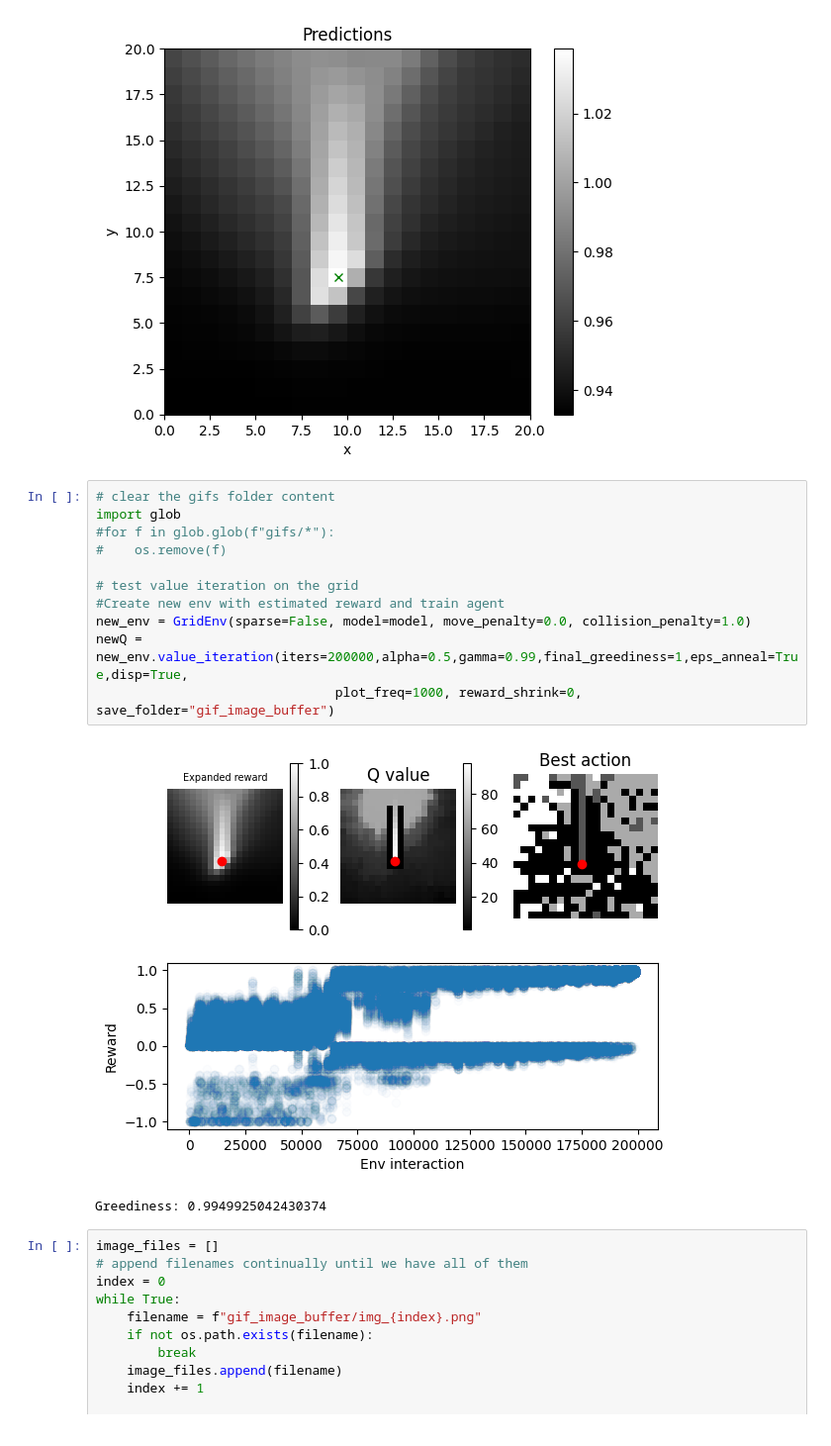
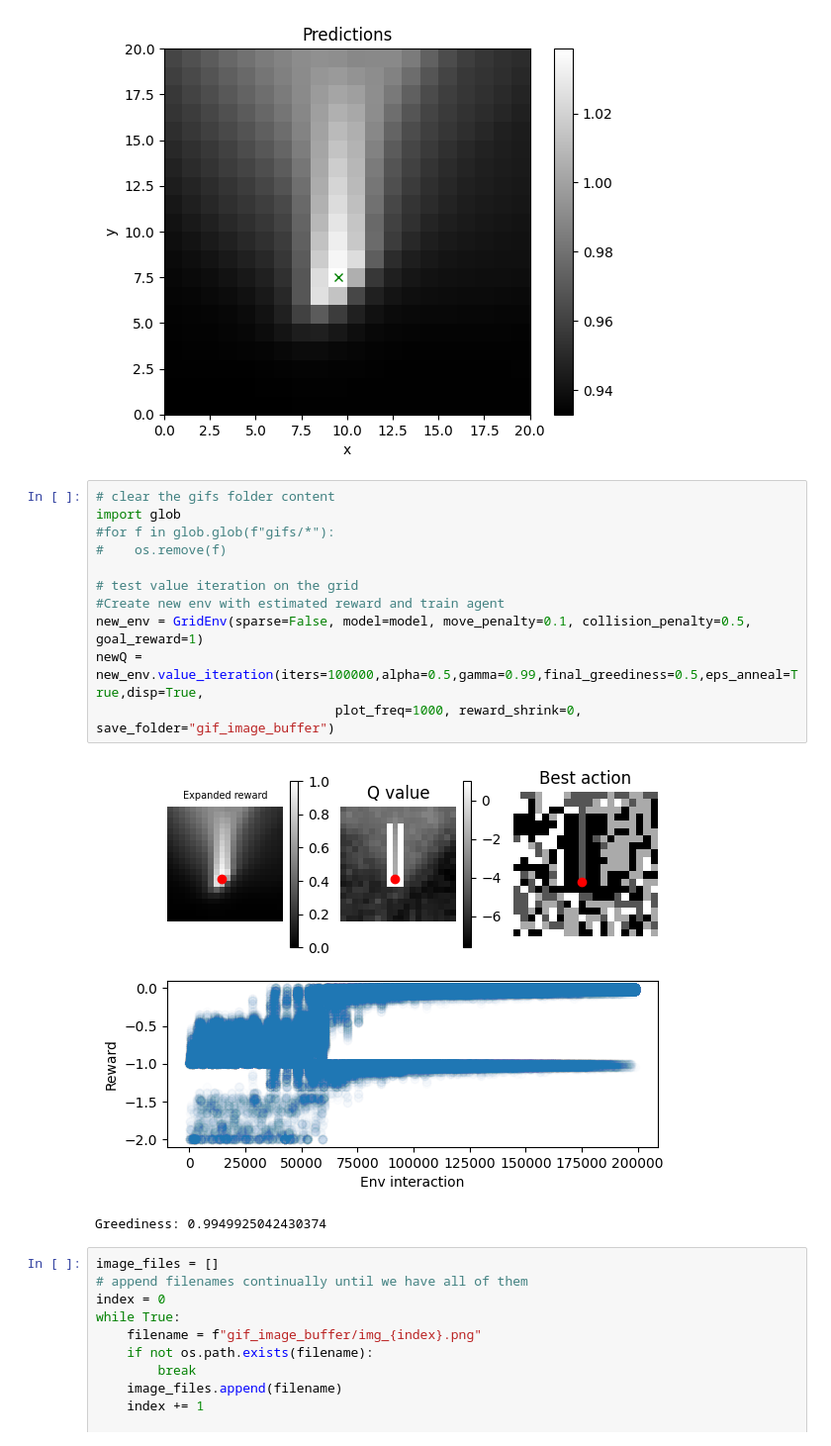
Before and after one commit to Alex427427427/2023_SRP_long_horizon, a Jupyter notebook: 2D_world/4_grid_env_PTR_verification.ipynb, the cells around one changed output. Shown at 99% size. Drawn from its saved outputs; the diff is of its cells as text.

```diff
--- a/2D_world/4_grid_env_PTR_verification.ipynb
+++ b/2D_world/4_grid_env_PTR_verification.ipynb
@@ -78,16 +78,16 @@ plot_predictions(model, env)
 # %%
 # clear the gifs folder content
 import glob
 #for f in glob.glob(f"gifs/*"):
 #    os.remove(f)
 
 # test value iteration on the grid
 #Create new env with estimated reward and train agent
-new_env = GridEnv(sparse=False, model=model, move_penalty=0.0, collision_penalty=1.0)
-newQ = new_env.value_iteration(iters=200000,alpha=0.5,gamma=0.99,final_greediness=1,eps_anneal=True,disp=True,
+new_env = GridEnv(sparse=False, model=model, move_penalty=0.1, collision_penalty=0.5, goal_reward=1)
+newQ = new_env.value_iteration(iters=100000,alpha=0.5,gamma=0.99,final_greediness=0.5,eps_anneal=True,disp=True,
                                plot_freq=1000, reward_shrink=0, save_folder="gif_image_buffer")
 # %% [output]
-[figure, old version]
+[figure, new version]
 Greediness: 0.9949925042430374
 # %%
 image_files = []
```
Also changed, not shown: parts of 2 cells of this notebook, 10 other files.
